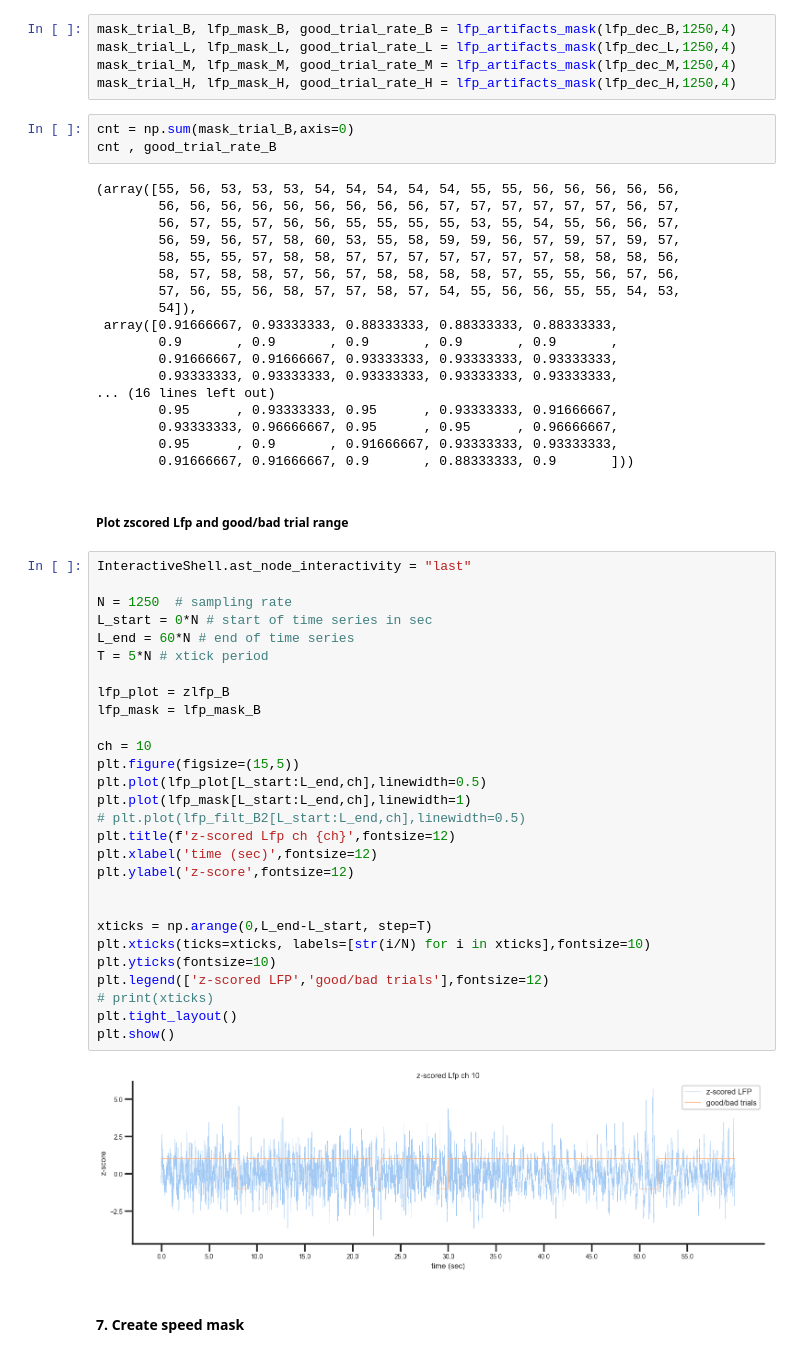
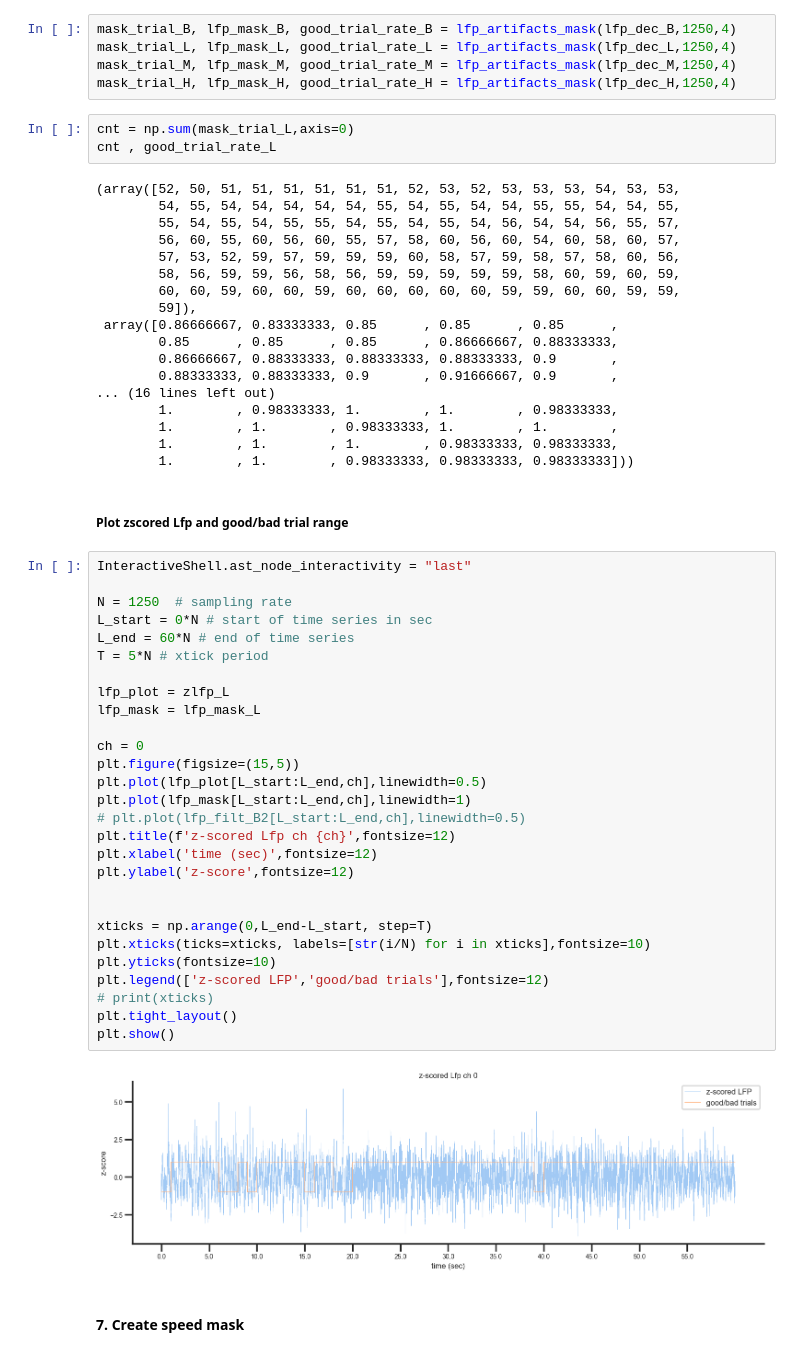
Before and after one commit to gdelfe/Ketamine_effects_on_the_brain, a Jupyter notebook: python/Neurotar_Ketamine_LFPs_analysis-v4.ipynb, the cells around one changed output. Cells and saved outputs as stored; diff of their text form.

```diff
--- a/python/Neurotar_Ketamine_LFPs_analysis-v4.ipynb
+++ b/python/Neurotar_Ketamine_LFPs_analysis-v4.ipynb
@@ -569,58 +600,58 @@ mask_trial_L, lfp_mask_L, good_trial_rate_L = lfp_artifacts_mask(lfp_dec_L,1250,
 mask_trial_M, lfp_mask_M, good_trial_rate_M = lfp_artifacts_mask(lfp_dec_M,1250,4)
 mask_trial_H, lfp_mask_H, good_trial_rate_H = lfp_artifacts_mask(lfp_dec_H,1250,4)
 # %%
-cnt = np.sum(mask_trial_B,axis=0)
-cnt , good_trial_rate_B
+cnt = np.sum(mask_trial_L,axis=0)
+cnt , good_trial_rate_L
 # %% [output]
-(array([55, 56, 53, 53, 53, 54, 54, 54, 54, 54, 55, 55, 56, 56, 56, 56, 56,
-        56, 56, 56, 56, 56, 56, 56, 56, 56, 57, 57, 57, 57, 57, 57, 56, 57,
-        56, 57, 55, 57, 56, 56, 55, 55, 55, 55, 53, 55, 54, 55, 56, 56, 57,
-        56, 59, 56, 57, 58, 60, 53, 55, 58, 59, 59, 56, 57, 59, 57, 59, 57,
-        58, 55, 55, 57, 58, 58, 57, 57, 57, 57, 57, 57, 57, 58, 58, 58, 56,
-        58, 57, 58, 58, 57, 56, 57, 58, 58, 58, 58, 57, 55, 55, 56, 57, 56,
-        57, 56, 55, 56, 58, 57, 57, 58, 57, 54, 55, 56, 56, 55, 55, 54, 53,
-        54]),
- array([0.91666667, 0.93333333, 0.88333333, 0.88333333, 0.88333333,
-        0.9       , 0.9       , 0.9       , 0.9       , 0.9       ,
-        0.91666667, 0.91666667, 0.93333333, 0.93333333, 0.93333333,
-        0.93333333, 0.93333333, 0.93333333, 0.93333333, 0.93333333,
+(array([52, 50, 51, 51, 51, 51, 51, 51, 52, 53, 52, 53, 53, 53, 54, 53, 53,
+        54, 55, 54, 54, 54, 54, 54, 55, 54, 55, 54, 54, 55, 55, 54, 54, 55,
+        55, 54, 55, 54, 55, 55, 54, 55, 54, 55, 54, 56, 54, 54, 56, 55, 57,
+        56, 60, 55, 60, 56, 60, 55, 57, 58, 60, 56, 60, 54, 60, 58, 60, 57,
+        57, 53, 52, 59, 57, 59, 59, 59, 60, 58, 57, 59, 58, 57, 58, 60, 56,
+        58, 56, 59, 59, 56, 58, 56, 59, 59, 59, 59, 59, 58, 60, 59, 60, 59,
+        60, 60, 59, 60, 60, 59, 60, 60, 60, 60, 60, 59, 59, 60, 60, 59, 59,
+        59]),
+ array([0.86666667, 0.83333333, 0.85      , 0.85      , 0.85      ,
+        0.85      , 0.85      , 0.85      , 0.86666667, 0.88333333,
+        0.86666667, 0.88333333, 0.88333333, 0.88333333, 0.9       ,
+        0.88333333, 0.88333333, 0.9       , 0.91666667, 0.9       ,
 ... (16 lines left out)
-        0.95      , 0.93333333, 0.95      , 0.93333333, 0.91666667,
-        0.93333333, 0.96666667, 0.95      , 0.95      , 0.96666667,
-        0.95      , 0.9       , 0.91666667, 0.93333333, 0.93333333,
-        0.91666667, 0.91666667, 0.9       , 0.88333333, 0.9       ]))
+        1.        , 0.98333333, 1.        , 1.        , 0.98333333,
+        1.        , 1.        , 0.98333333, 1.        , 1.        ,
+        1.        , 1.        , 1.        , 0.98333333, 0.98333333,
+        1.        , 1.        , 0.98333333, 0.98333333, 0.98333333]))
 # %% [markdown]
 ##### Plot zscored Lfp and good/bad trial range
 # %%
 InteractiveShell.ast_node_interactivity = "last"
 
 N = 1250  # sampling rate
 L_start = 0*N # start of time series in sec
 L_end = 60*N # end of time series
 T = 5*N # xtick period
 
-lfp_plot = zlfp_B
-lfp_mask = lfp_mask_B
+lfp_plot = zlfp_L
+lfp_mask = lfp_mask_L
 
-ch = 10
+ch = 0
 plt.figure(figsize=(15,5))
 plt.plot(lfp_plot[L_start:L_end,ch],linewidth=0.5)
 plt.plot(lfp_mask[L_start:L_end,ch],linewidth=1)
 # plt.plot(lfp_filt_B2[L_start:L_end,ch],linewidth=0.5)
 plt.title(f'z-scored Lfp ch {ch}',fontsize=12)
 plt.xlabel('time (sec)',fontsize=12)
 plt.ylabel('z-score',fontsize=12)
 
 
 xticks = np.arange(0,L_end-L_start, step=T)
 plt.xticks(ticks=xticks, labels=[str(i/N) for i in xticks],fontsize=10)
 plt.yticks(fontsize=10)
 plt.legend(['z-scored LFP','good/bad trials'],fontsize=12)
 # print(xticks)
 plt.tight_layout()
 plt.show()
 # %% [output]
-[figure, old version]
+[figure, new version]
 # %% [markdown]
 #### 7. Create speed mask
 # %%
```
Also changed, not shown: parts of 9 cells of this notebook, 2 other files.
